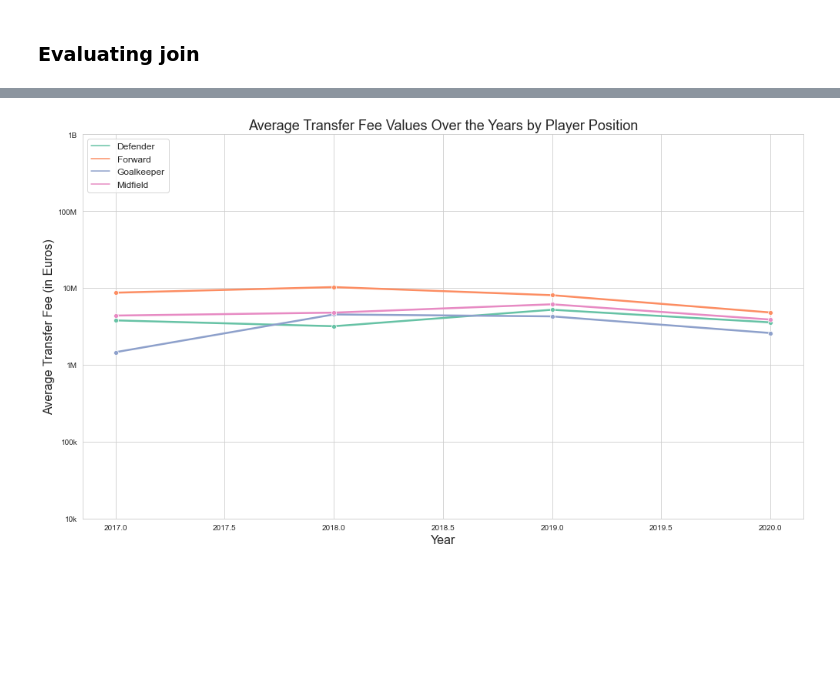
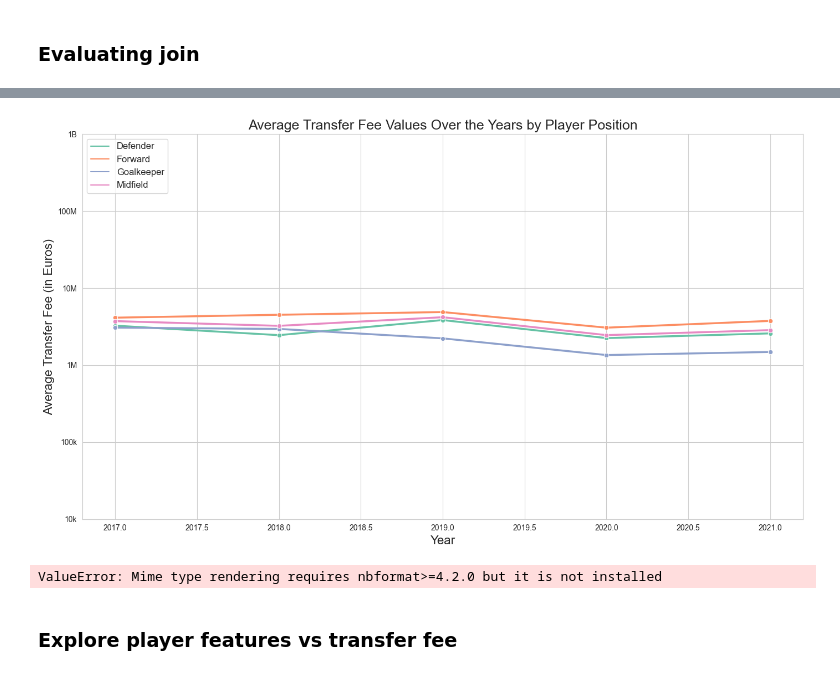
Before and after one commit to brandon-ds/siads593-M1, a Jupyter notebook: notebooks/Data-analysis.ipynb, the cells around one changed output, grey strips where cells are left out. Cells and saved outputs as stored; diff of their text form; code cells hidden in the pictures; blank space fills up the shorter version.

Commit message:
normalized name columns for merging and implemented clustering

```diff
--- a/notebooks/Data-analysis.ipynb
+++ b/notebooks/Data-analysis.ipynb
@@ -721,5 +727,24 @@ preprocessed_transfer_fees.head()
 # %% [markdown]
 # Join Data sets player +transfer fee
+# %%
+# Function used for normalizing names in datasets
+
+def normalize_name(name):
+    # Convert to lowercase
+    name = name.lower().strip()
+    # Remove special characters
+    name = name.replace(".", "")
+    # Remove accents
+    name = unidecode(name)
+    # Convert first name to initials
+    split_name = name.split(" ")
+    if len(split_name) > 1:
+        name = split_name[0][0] + ". " + split_name[-1]
+    return name
+
+# Normalize both name columns to match
+player_data['short_name'] = player_data['short_name'].apply(normalize_name)
+preprocessed_transfer_fees['name'] = preprocessed_transfer_fees['name'].apply(normalize_name)
 # %%
 # Merge the player_data DataFrame with the transfer_fee_df DataFrame
 merged_df = pd.merge(player_data, preprocessed_transfer_fees, how='inner',
@@ -857,32 +882,32 @@ plt.show()
 # %%
 # Calculate the average transfer fee for each year and each general player position
-average_fee_by_year_position = joined_df.groupby(['Year', 'general_position'])['fee'].mean().reset_index()
+average_fee_by_year_position = merged_df.groupby(['Year', 'general_position'])['fee'].mean().reset_index()
 
 # Set the style of the visualization
 sns.set_style("whitegrid")
 
 # Create a line plot for the average transfer fee for each player position over the years
 plt.figure(figsize=(14, 8))
 line_plot = sns.lineplot(x='Year', y='fee', hue='general_position', data=average_fee_by_year_position,
                          palette='Set2', linewidth=2.5, marker='o')
 
 # Customize the plot
 plt.title('Average Transfer Fee Values Over the Years by Player Position', fontsize=18)
 plt.xlabel('Year', fontsize=16)
 plt.ylabel('Average Transfer Fee (in Euros)', fontsize=16)
 plt.yscale('log')
 plt.yticks([1e4, 1e5, 1e6, 1e7, 1e8, 1e9], ['10k', '100k', '1M', '10M', '100M', '1B'])
 plt.legend(loc='upper left', fontsize=12)
 
 plt.tight_layout()
 plt.show()
 # %% [output]
-[figure, old version]
+[figure, new version]
 # %%
 import plotly.graph_objects as go
 
-# Group the joined_df by 'club' and 'dealing_club' and count the number of transfers between each pair of clubs
-transfer_counts = joined_df.groupby(['club', 'dealing_club']).size().reset_index(name='count')
+# Group the merged_df by 'club' and 'dealing_club' and count the number of transfers between each pair of clubs
+transfer_counts = merged_df.groupby(['club', 'dealing_club']).size().reset_index(name='count')
 
 # Create lists of unique clubs (nodes) and transfer counts (links) for the Sankey diagram
 nodes = list(set(transfer_counts['club']).union(set(transfer_counts['dealing_club'])))
@@ -900,3 +925,7 @@ fig.update_layout(title_text="Sankey Diagram of Player Transfers Between Clubs",
 
 # Show the Sankey diagram
 fig.show()
+# %% [output]
+ValueError: Mime type rendering requires nbformat>=4.2.0 but it is not installed
+# %% [markdown]
+### Explore player features vs transfer fee
```
Also changed, not shown: parts of 31 cells of this notebook.
